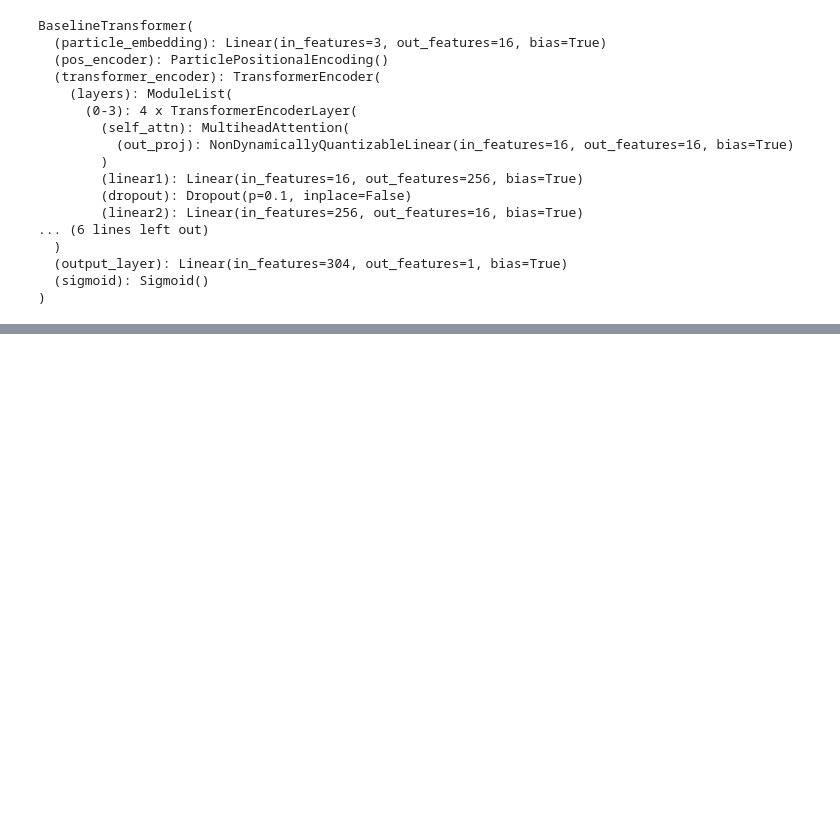
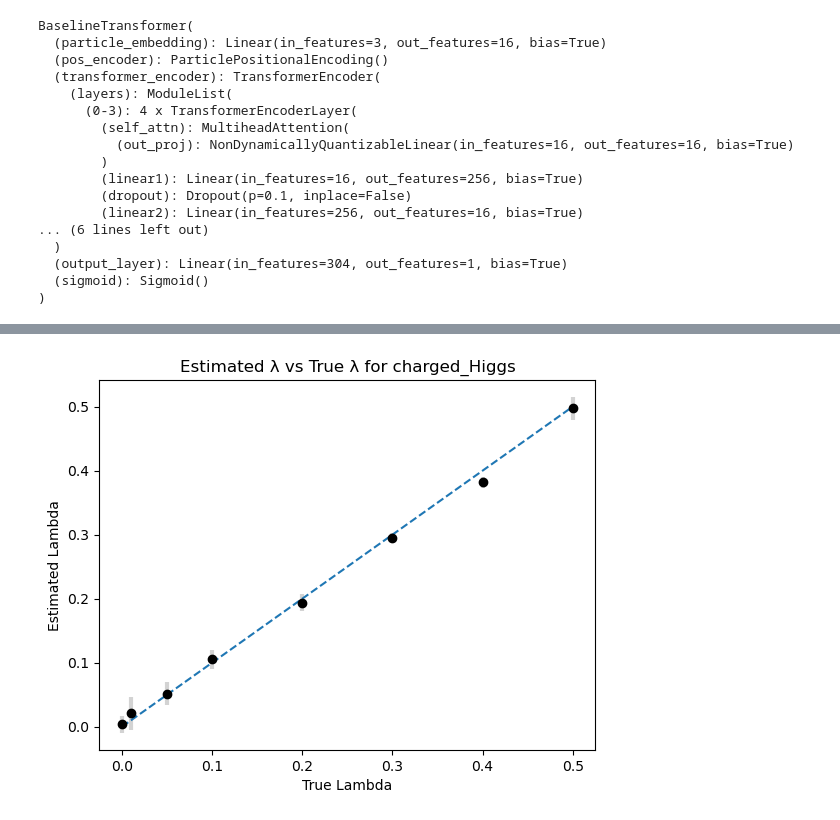
Before and after one commit to ZhengtingHe/ADwithNE, a Jupyter notebook: demo/baseline.ipynb, the cells around one changed output, grey strips where cells are left out. Cells and saved outputs as stored; diff of their text form; code cells hidden in the pictures; blank space fills up the shorter version.

```diff
--- a/demo/baseline.ipynb
+++ b/demo/baseline.ipynb
@@ -367,0 +377,4 @@ sig_lambda: 0 estimated lambda mean: 0.014012442255954527 estimated lambda std:
+# %%
+plot_lambda(lambda_mean_dict, lambda_std_dict, test_signal)
+# %% [output]
+[figure, added]
```
Also changed, not shown: parts of 10 cells of this notebook, 3 other files.
